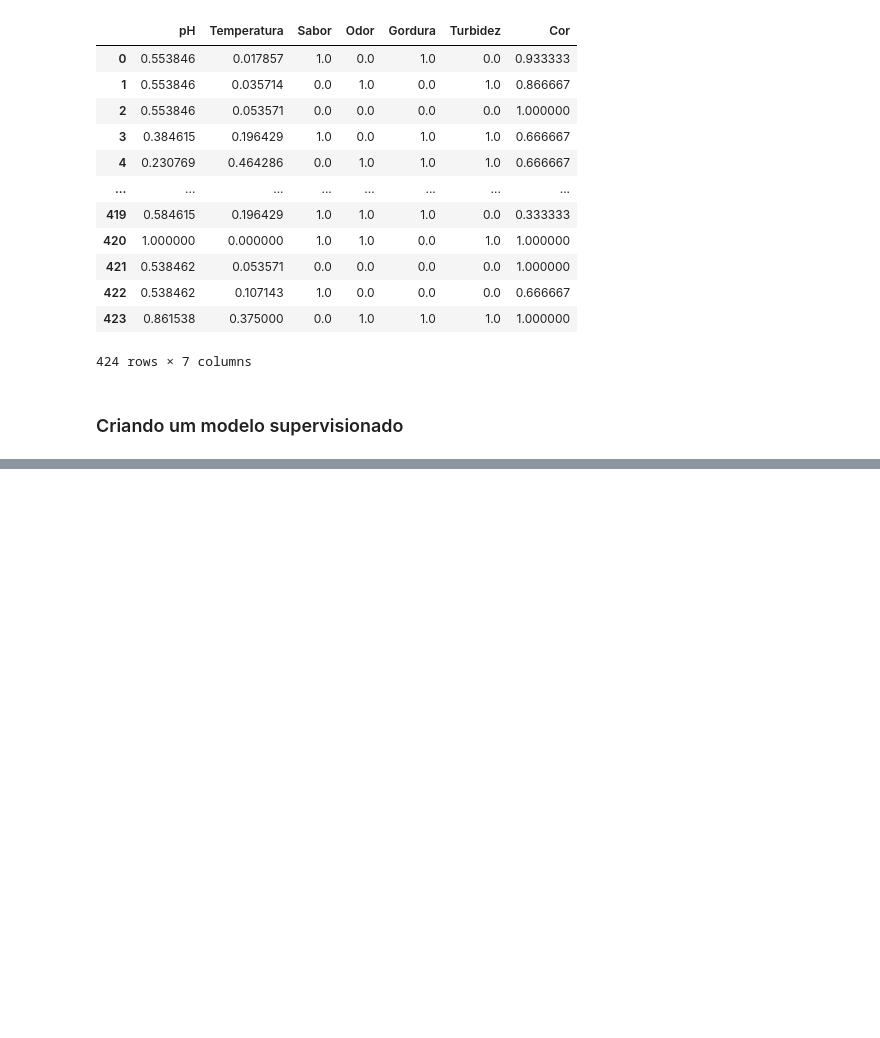
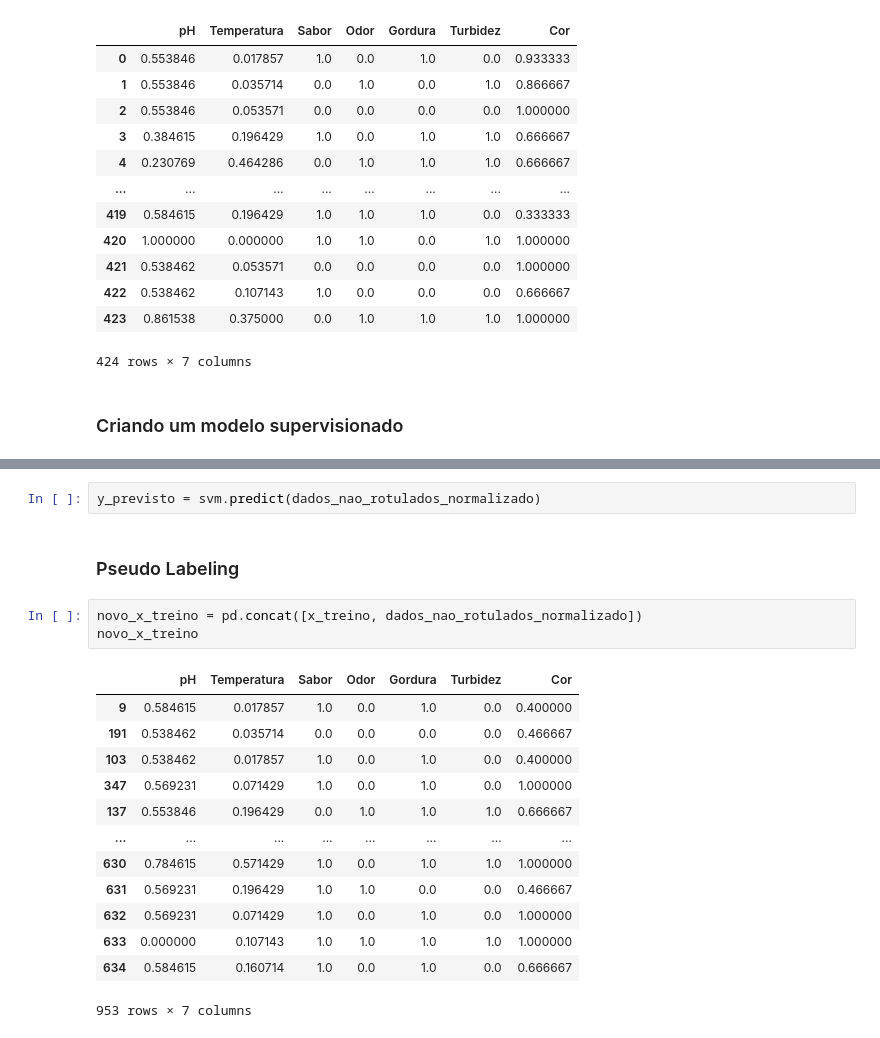
Before and after one commit to ledsouza/machine-learning-semisupervisionado, a Jupyter notebook: projeto.ipynb, the cells around one changed output, grey strips where cells are left out. Cells and saved outputs as stored; diff of their text form; blank space fills up the shorter version.

Commit message:
implementado pseudo labelling com svm

```diff
--- a/projeto.ipynb
+++ b/projeto.ipynb
@@ -189,0 +230,21 @@ weighted avg       0.77      0.75      0.73       106
+# %%
+y_previsto = svm.predict(dados_nao_rotulados_normalizado)
+# %% [markdown]
+### Pseudo Labeling
+# %%
+novo_x_treino = pd.concat([x_treino, dados_nao_rotulados_normalizado])
+novo_x_treino
+# %% [output]
+|  | pH | Temperatura | Sabor | Odor | Gordura | Turbidez | Cor |
+| 9 | 0.584615 | 0.017857 | 1.0 | 0.0 | 1.0 | 0.0 | 0.400000 |
+| 191 | 0.538462 | 0.035714 | 0.0 | 0.0 | 0.0 | 0.0 | 0.466667 |
+| 103 | 0.538462 | 0.017857 | 1.0 | 0.0 | 1.0 | 0.0 | 0.400000 |
+| 347 | 0.569231 | 0.071429 | 1.0 | 0.0 | 1.0 | 0.0 | 1.000000 |
+| 137 | 0.553846 | 0.196429 | 0.0 | 1.0 | 1.0 | 1.0 | 0.666667 |
+| ... | ... | ... | ... | ... | ... | ... | ... |
+| 630 | 0.784615 | 0.571429 | 1.0 | 0.0 | 1.0 | 1.0 | 1.000000 |
+| 631 | 0.569231 | 0.196429 | 1.0 | 1.0 | 0.0 | 0.0 | 0.466667 |
+| 632 | 0.569231 | 0.071429 | 1.0 | 0.0 | 1.0 | 0.0 | 1.000000 |
+| 633 | 0.000000 | 0.107143 | 1.0 | 1.0 | 1.0 | 1.0 | 1.000000 |
+| 634 | 0.584615 | 0.160714 | 1.0 | 0.0 | 1.0 | 0.0 | 0.666667 |
+953 rows × 7 columns
```
Also changed, not shown: parts of 9 cells of this notebook.
